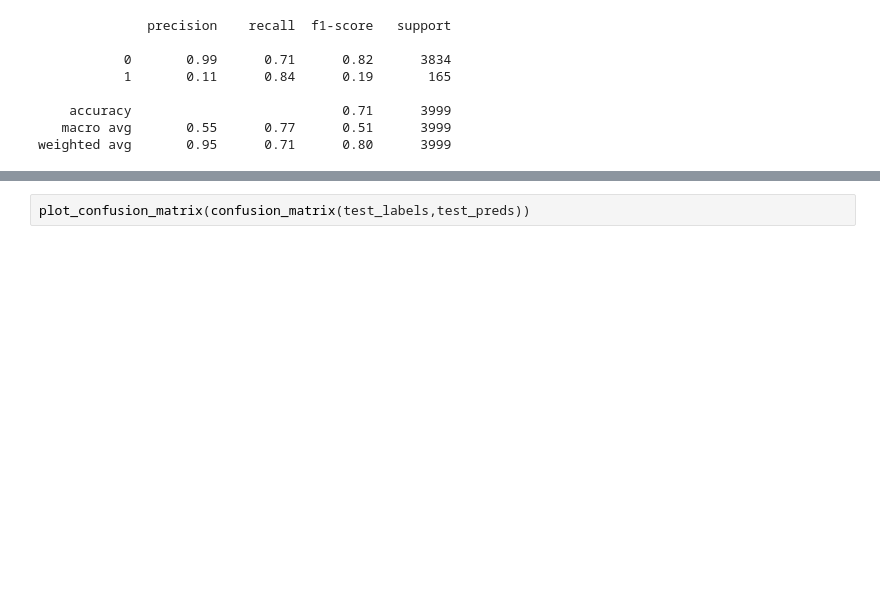
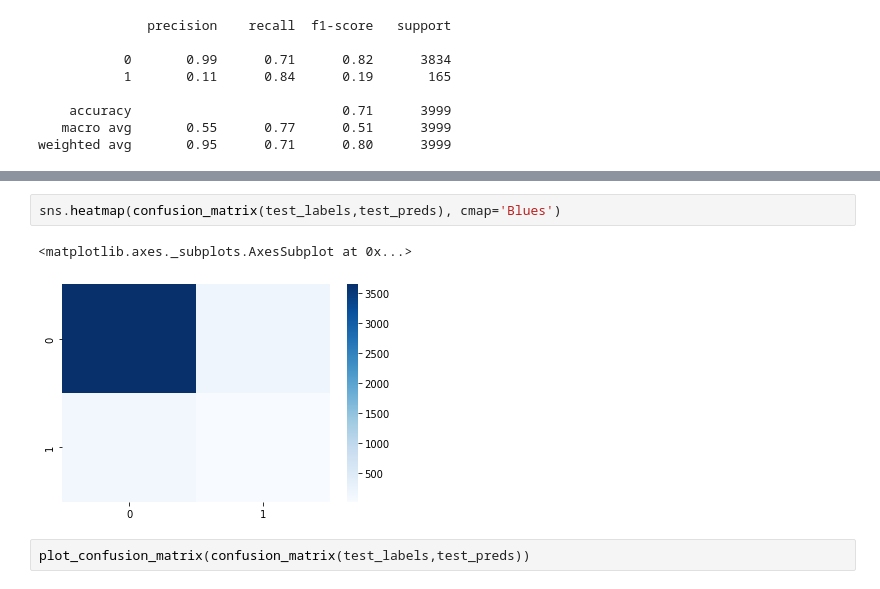
Before and after one commit to tejaspradhan/Graph-Neural-Networks, a Jupyter notebook: hiv-project/ensemble_gnn.ipynb, the cells around one changed output, grey strips where cells are left out. Drawn from its saved outputs; the diff is of its cells as text; blank space fills up the shorter version.

```diff
--- a/hiv-project/ensemble_gnn.ipynb
+++ b/hiv-project/ensemble_gnn.ipynb
@@ -468,3 +499,8 @@ Test Loss : 0.27588671538978815
+# %%
+sns.heatmap(confusion_matrix(test_labels,test_preds), cmap='Blues')
+# %% [output]
+<matplotlib.axes._subplots.AxesSubplot at 0x...>
+[figure, added]
 # %%
 plot_confusion_matrix(confusion_matrix(test_labels,test_preds))
 # %% [output]
```
Also changed, not shown: parts of 13 cells of this notebook.
